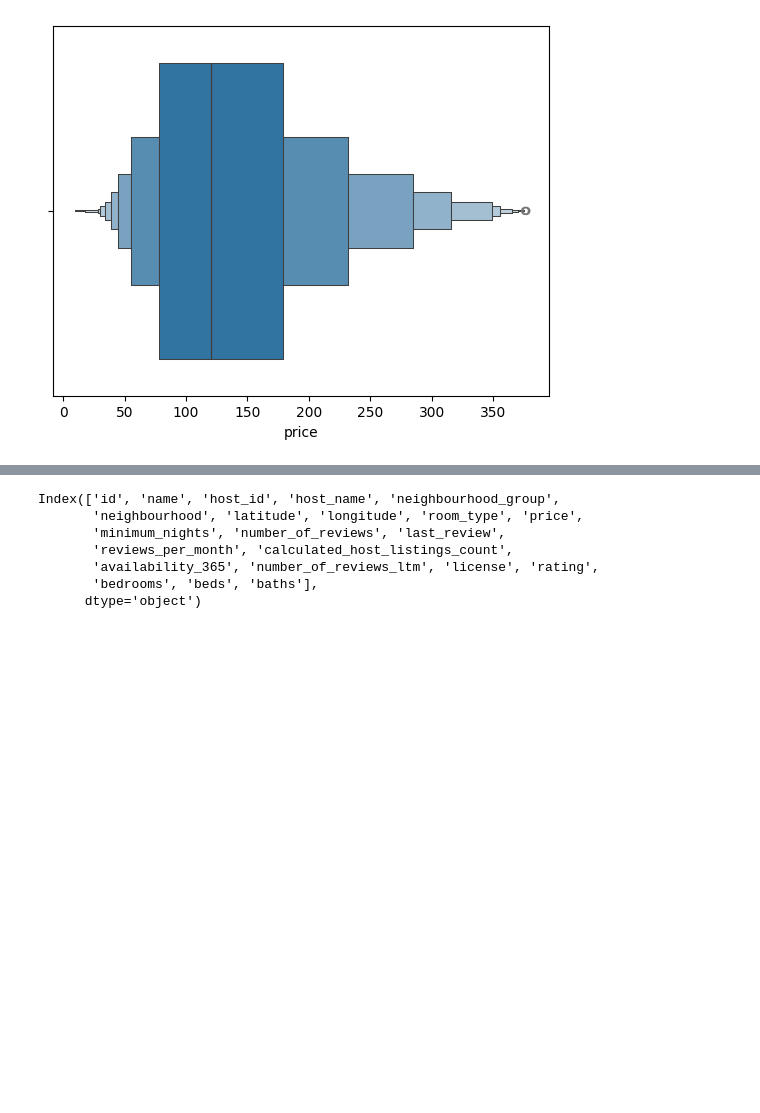
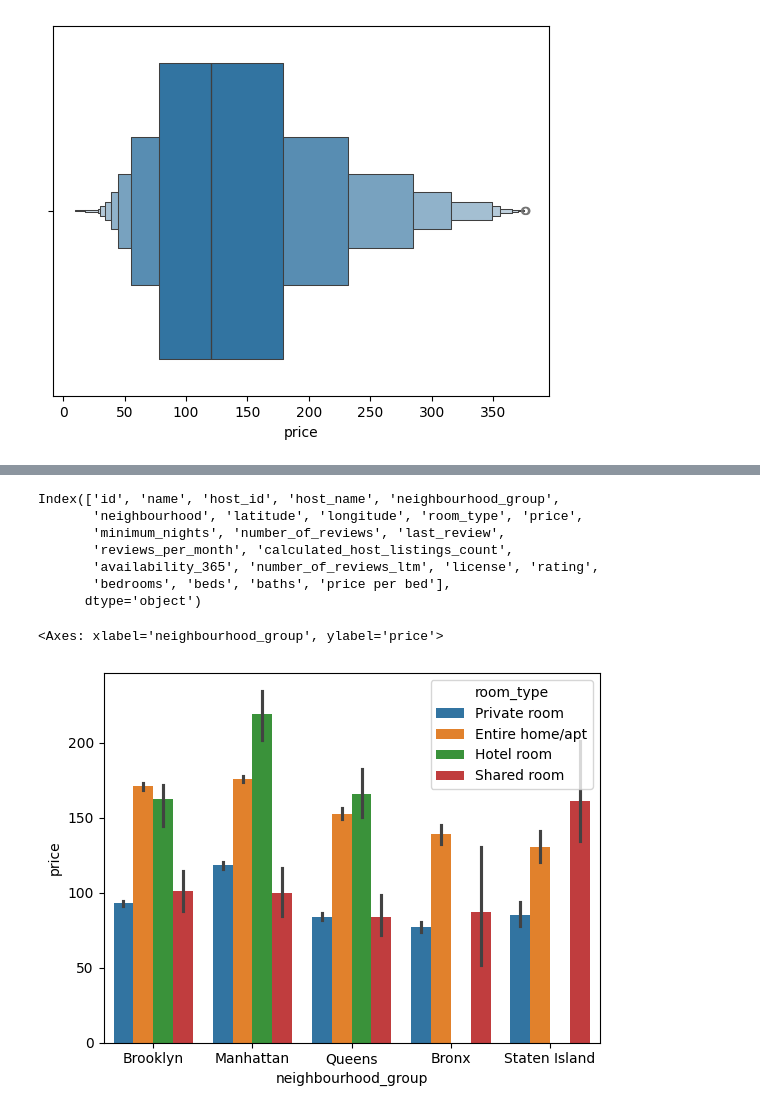
Before and after one commit to DatagenieSK/Python-EDA-of-AirBnB-2024, a Jupyter notebook: airbnb_2024.ipynb, the cells around one changed output, grey strips where cells are left out. Saved outputs shown, nothing was run; the diff lists cells and outputs as text; code cells hidden in the pictures; blank space fills up the shorter version.

```diff
--- a/airbnb_2024.ipynb
+++ b/airbnb_2024.ipynb
@@ -201,0 +212,3 @@ sns.boxenplot(data=data, x = "price")
+# %%
+data["price per bed"]=data["price"]/data["beds"]
+data.head()
@@ -202,10 +233,15 @@ sns.boxenplot(data=data, x = "price")
 # %%
-df.columns
+data.columns
 # %% [output]
 Index(['id', 'name', 'host_id', 'host_name', 'neighbourhood_group',
        'neighbourhood', 'latitude', 'longitude', 'room_type', 'price',
        'minimum_nights', 'number_of_reviews', 'last_review',
        'reviews_per_month', 'calculated_host_listings_count',
        'availability_365', 'number_of_reviews_ltm', 'license', 'rating',
-       'bedrooms', 'beds', 'baths'],
+       'bedrooms', 'beds', 'baths', 'price per bed'],
       dtype='object')
+# %%
+sns.barplot(data=data, x = "neighbourhood_group", y = "price", hue="room_type")
+# %% [output]
+<Axes: xlabel='neighbourhood_group', ylabel='price'>
+[figure, added]
```
Also changed, not shown: parts of 5 cells of this notebook.
